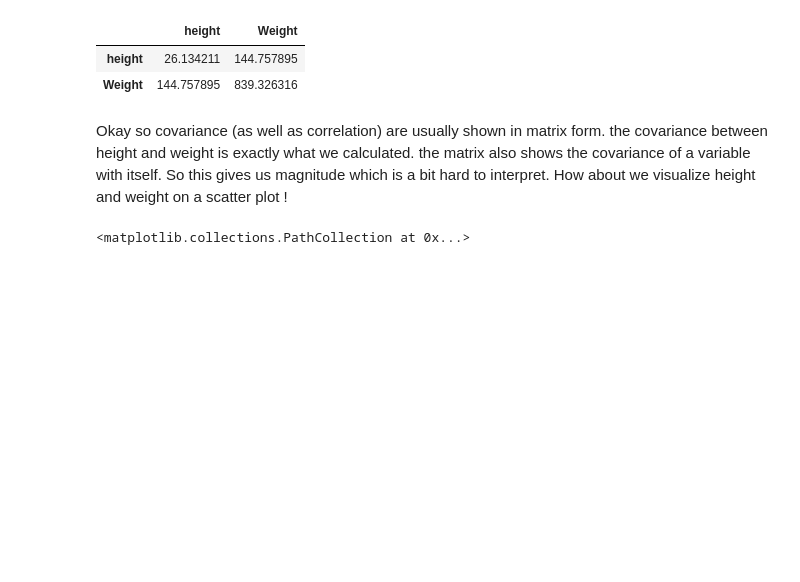
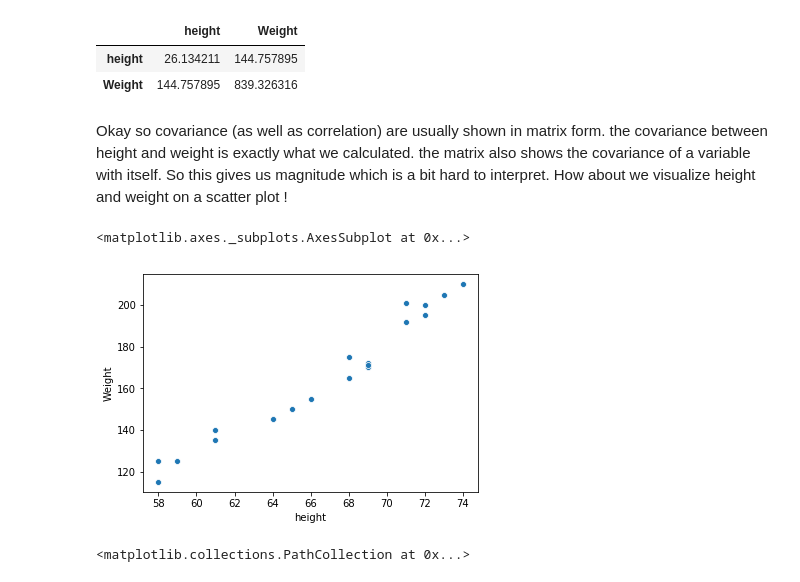
Before and after one commit to Rimab55/dsc-0-10-04-cov-corr-lab-nyc-ds-career-012819, a Jupyter notebook: index.ipynb, the cells around one changed output. Saved outputs shown, nothing was run; the diff lists cells and outputs as text; code cells hidden in the pictures; blank space fills up the shorter version.

```diff
--- a/index.ipynb
+++ b/index.ipynb
@@ -164,3 +162,8 @@ Okay so covariance (as well as correlation) are usually shown in matrix form. th
+# %%
+sns.scatterplot(df.height,df.Weight)
+# %% [output]
+<matplotlib.axes._subplots.AxesSubplot at 0x...>
+[figure, added]
 # %%
 # %% [output]
 <matplotlib.collections.PathCollection at 0x...>
```
Also changed, not shown: parts of 1 cell of this notebook.
